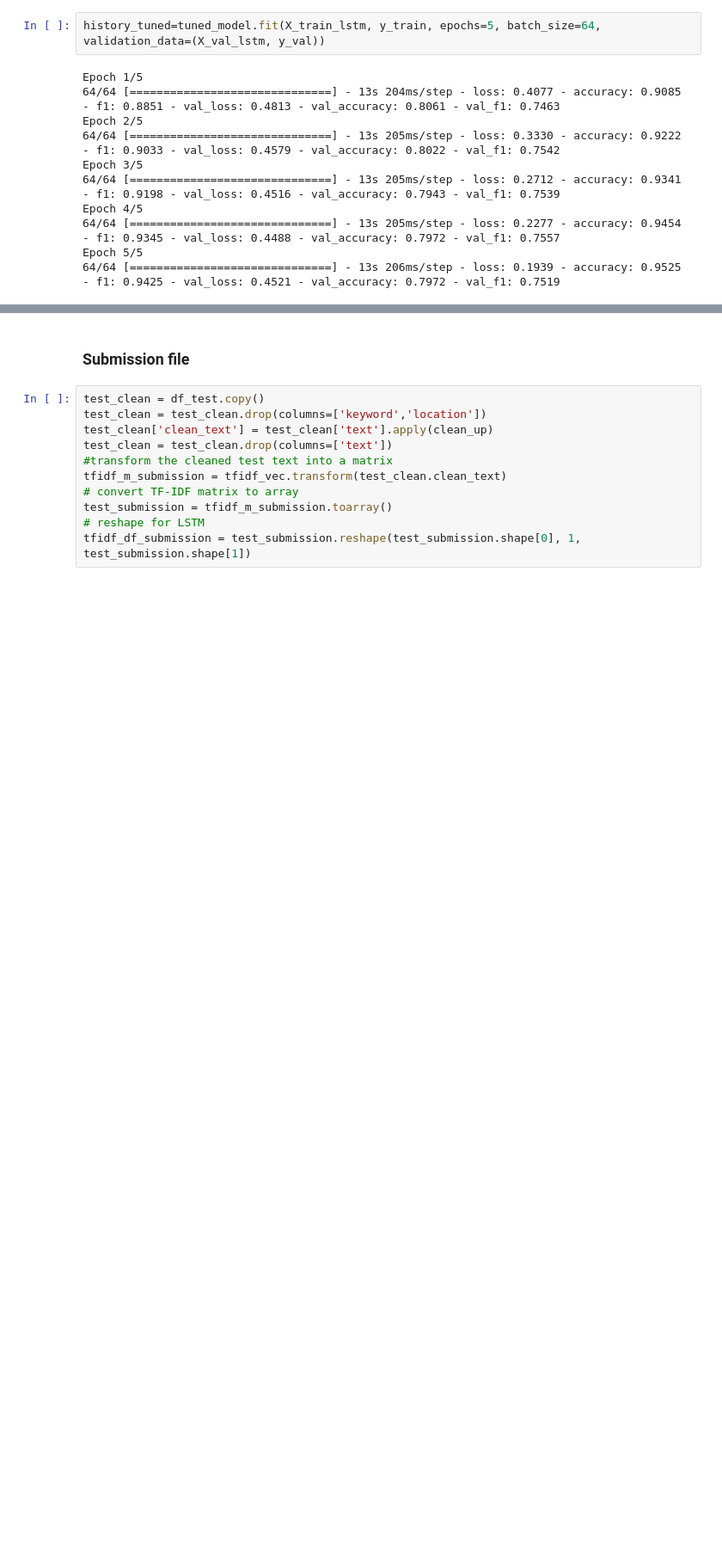
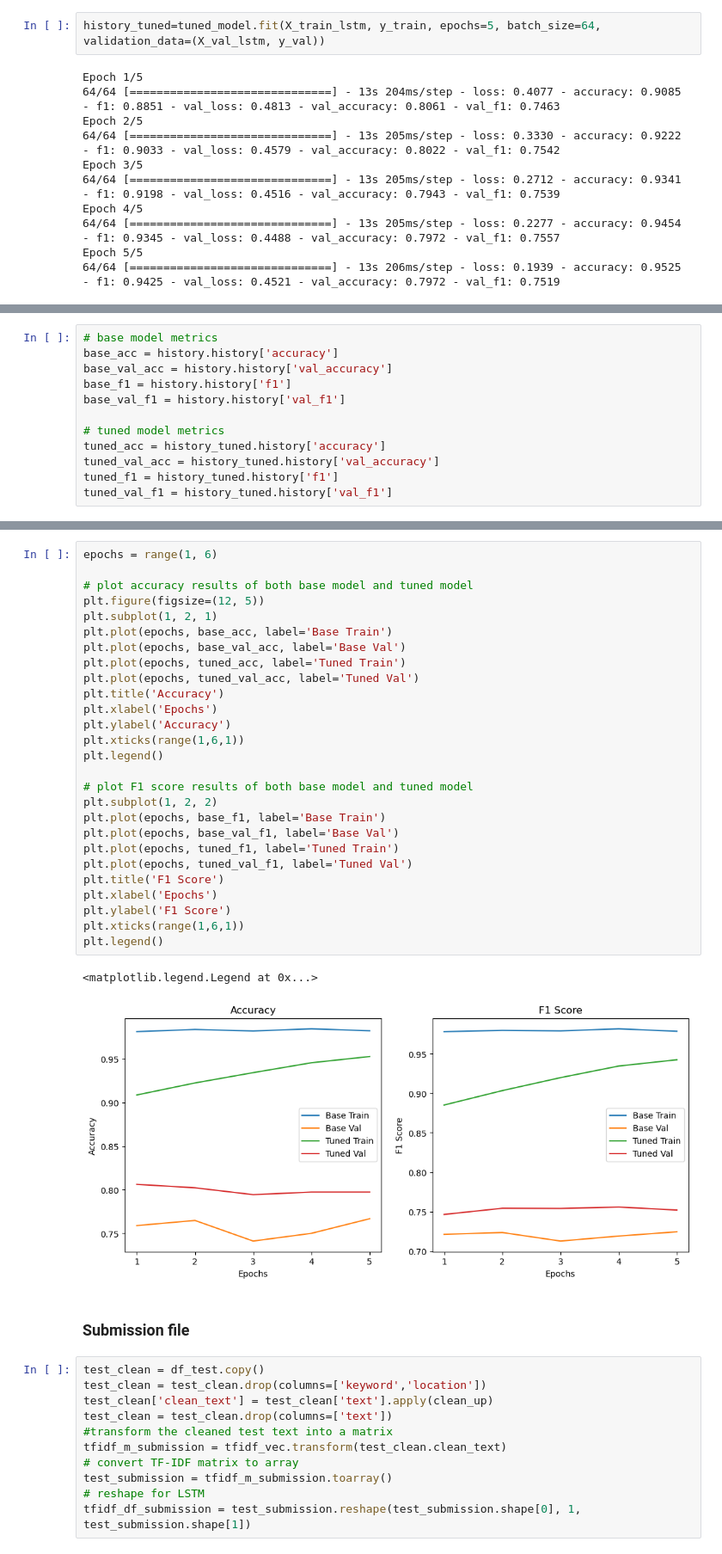
Before and after one commit to Ofleitman/ML3_Week4, a Jupyter notebook: Week_4.ipynb, the cells around one changed output, grey strips where cells are left out. Shown at 86% size. Cells and saved outputs as stored; diff of their text form; blank space fills up the shorter version.

```diff
--- a/Week_4.ipynb
+++ b/Week_4.ipynb
@@ -374,0 +391,12 @@ Epoch 5/5
+# %%
+# base model metrics
+base_acc = history.history['accuracy']
+base_val_acc = history.history['val_accuracy']
+base_f1 = history.history['f1']
+base_val_f1 = history.history['val_f1']
+
+# tuned model metrics
+tuned_acc = history_tuned.history['accuracy']
+tuned_val_acc = history_tuned.history['val_accuracy']
+tuned_f1 = history_tuned.history['f1']
+tuned_val_f1 = history_tuned.history['val_f1']
@@ -375,3 +422,33 @@ Epoch 5/5
+# %%
+epochs = range(1, 6)
+
+# plot accuracy results of both base model and tuned model
+plt.figure(figsize=(12, 5))
+plt.subplot(1, 2, 1)
+plt.plot(epochs, base_acc, label='Base Train')
+plt.plot(epochs, base_val_acc, label='Base Val')
+plt.plot(epochs, tuned_acc, label='Tuned Train')
+plt.plot(epochs, tuned_val_acc, label='Tuned Val')
+plt.title('Accuracy')
+plt.xlabel('Epochs')
+plt.ylabel('Accuracy')
+plt.xticks(range(1,6,1))
+plt.legend()
+
+# plot F1 score results of both base model and tuned model
+plt.subplot(1, 2, 2)
+plt.plot(epochs, base_f1, label='Base Train')
+plt.plot(epochs, base_val_f1, label='Base Val')
+plt.plot(epochs, tuned_f1, label='Tuned Train')
+plt.plot(epochs, tuned_val_f1, label='Tuned Val')
+plt.title('F1 Score')
+plt.xlabel('Epochs')
+plt.ylabel('F1 Score')
+plt.xticks(range(1,6,1))
+plt.legend()
+# %% [output]
+<matplotlib.legend.Legend at 0x...>
+[figure, added]
 # %% [markdown]
 ### Submission file
 # %%
```
Also changed, not shown: parts of 8 cells of this notebook.
